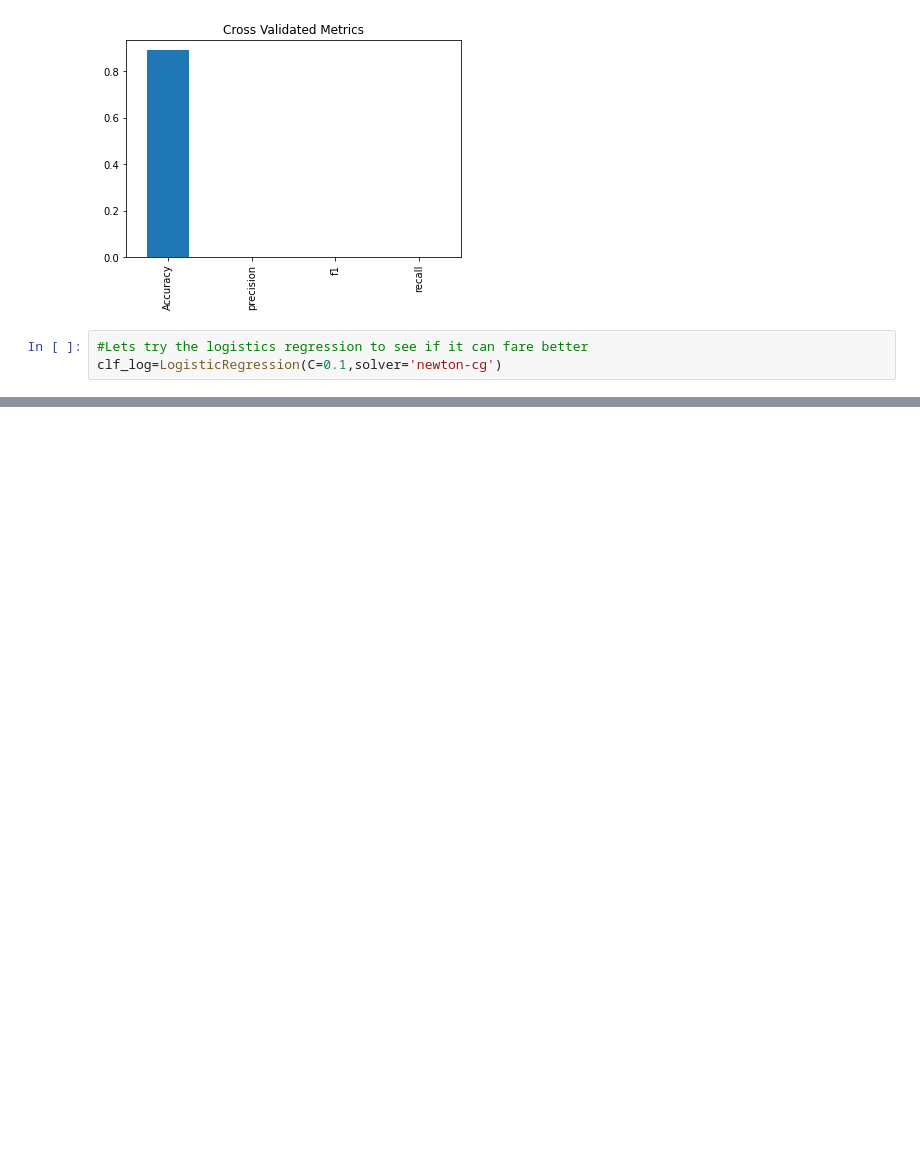
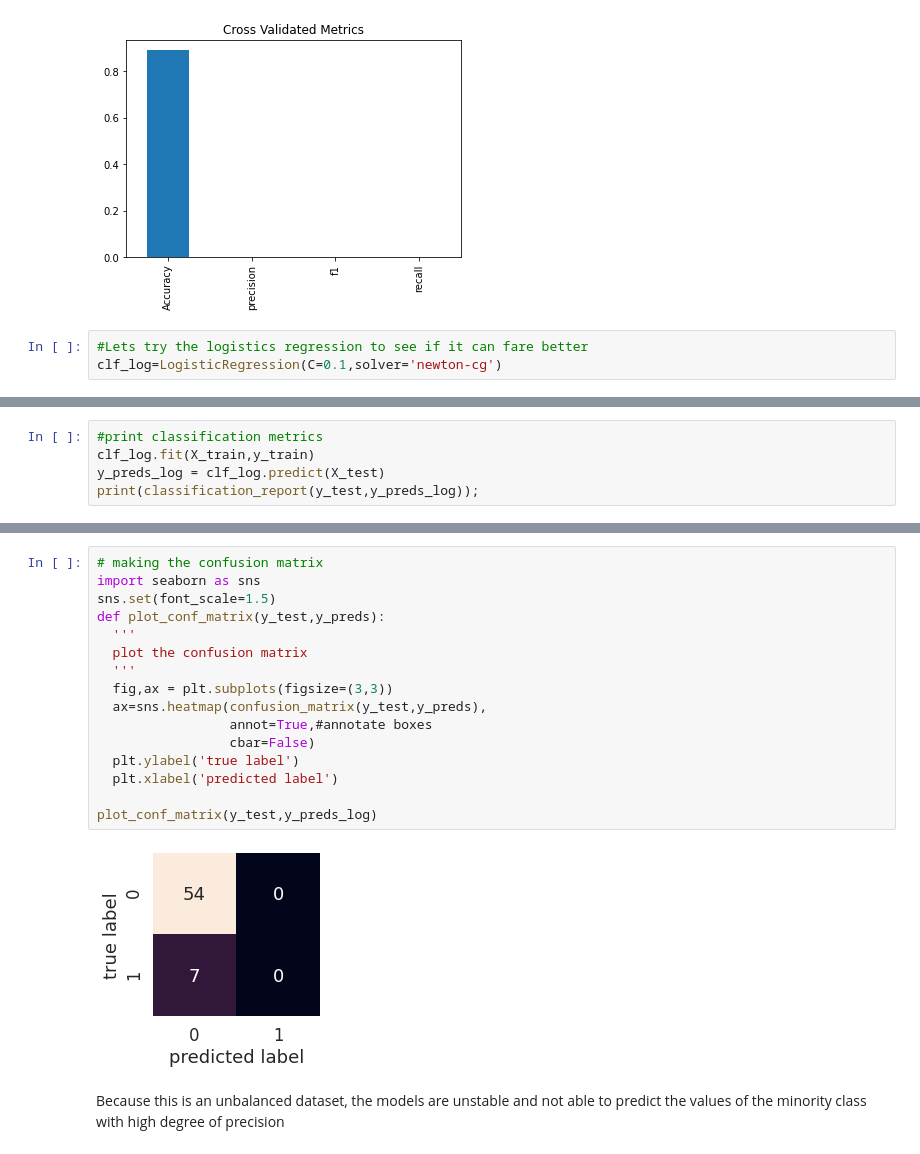
Before and after one commit to RMLAI/Projects, a Jupyter notebook: Heart_Disease.ipynb, the cells around one changed output, grey strips where cells are left out. Cells and saved outputs as stored; diff of their text form; blank space fills up the shorter version.

```diff
--- a/Heart_Disease.ipynb
+++ b/Heart_Disease.ipynb
@@ -1063,0 +1074,5 @@ cv_precision
+# %%
+#print classification metrics
+clf_log.fit(X_train,y_train)
+y_preds_log = clf_log.predict(X_test)
+print(classification_report(y_test,y_preds_log));
@@ -1063,0 +1099,20 @@ cv_precision
+# %%
+# making the confusion matrix
+import seaborn as sns
+sns.set(font_scale=1.5)
+def plot_conf_matrix(y_test,y_preds):
+  '''
+  plot the confusion matrix
+  '''
+  fig,ax = plt.subplots(figsize=(3,3))
+  ax=sns.heatmap(confusion_matrix(y_test,y_preds),
+                 annot=True,#annotate boxes
+                 cbar=False)
+  plt.ylabel('true label')
+  plt.xlabel('predicted label')
+
+plot_conf_matrix(y_test,y_preds_log)
+# %% [output]
+[figure, added]
+# %% [markdown]
+Because this is an unbalanced dataset, the models are unstable and not able to predict the values of the minority class with high degree of precision
```
Also changed, not shown: parts of 7 cells of this notebook.
